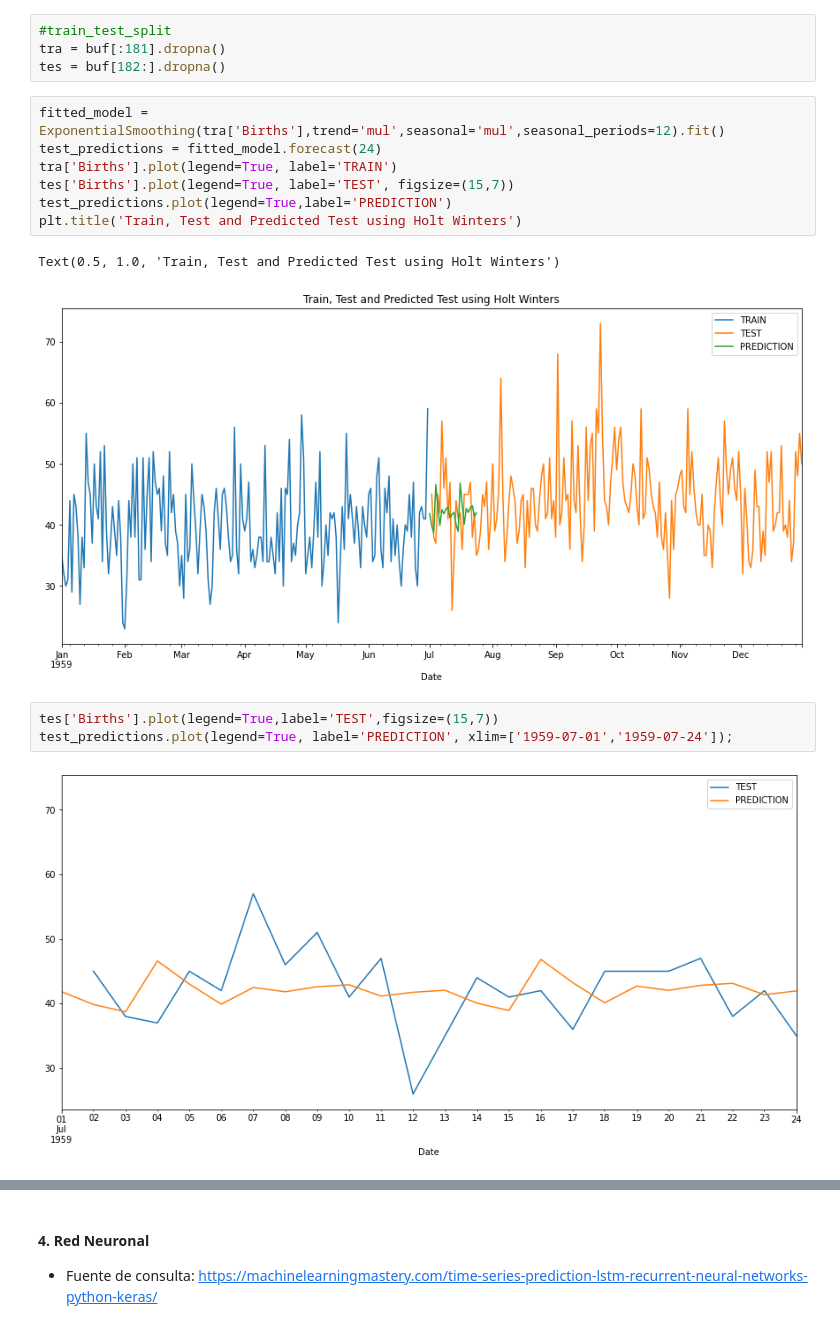
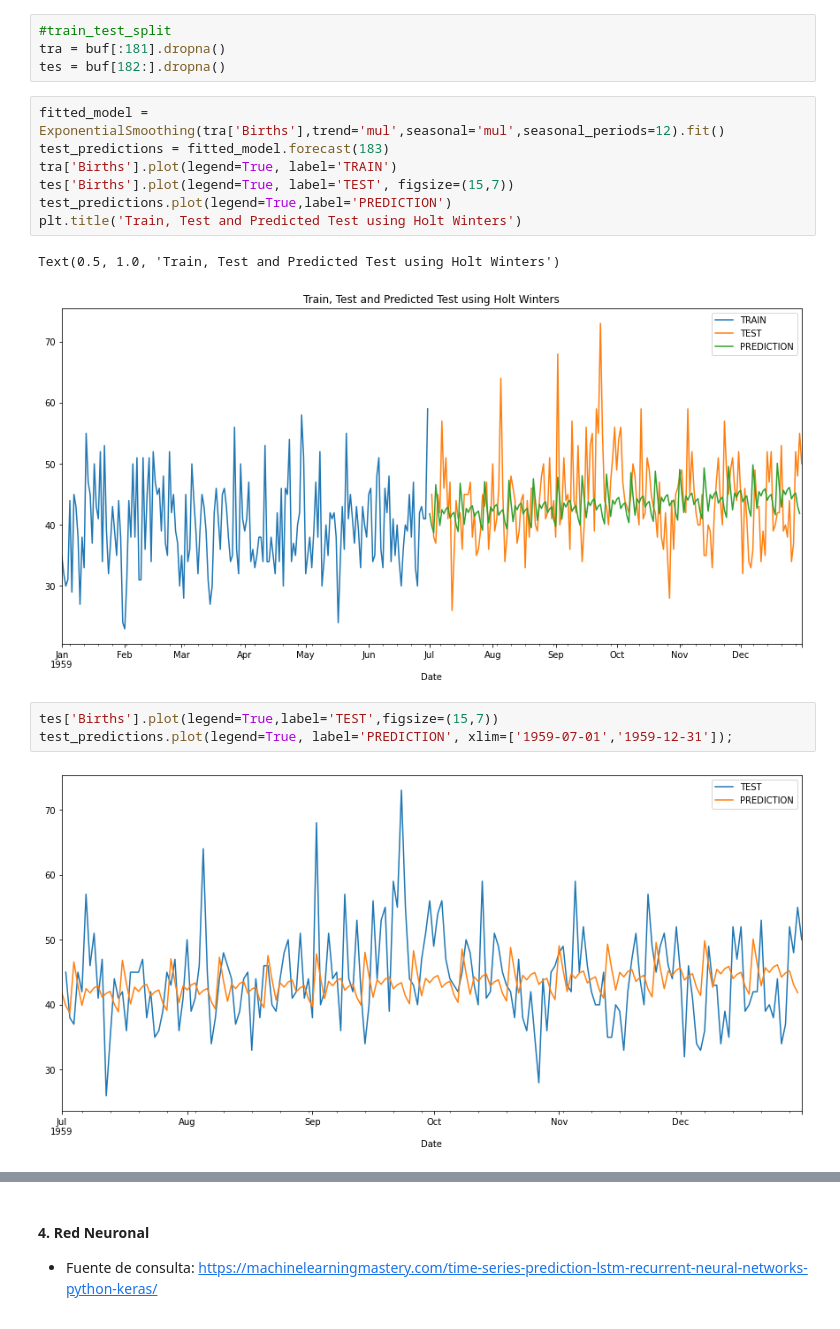
Before and after one commit to CamilaGO/Lab7-ds, a Jupyter notebook: Laboratorio 7 - Female Births.ipynb, the cells around one changed output, grey strips where cells are left out. Cells and saved outputs as stored; diff of their text form.

```diff
--- a/Laboratorio 7 - Female Births.ipynb
+++ b/Laboratorio 7 - Female Births.ipynb
@@ -286,18 +286,18 @@ tra = buf[:181].dropna()
 tes = buf[182:].dropna()
 # %%
 fitted_model = ExponentialSmoothing(tra['Births'],trend='mul',seasonal='mul',seasonal_periods=12).fit()
-test_predictions = fitted_model.forecast(24)
+test_predictions = fitted_model.forecast(183)
 tra['Births'].plot(legend=True, label='TRAIN')
 tes['Births'].plot(legend=True, label='TEST', figsize=(15,7))
 test_predictions.plot(legend=True,label='PREDICTION')
 plt.title('Train, Test and Predicted Test using Holt Winters')
 # %% [output]
 Text(0.5, 1.0, 'Train, Test and Predicted Test using Holt Winters')
-[figure, old version]
+[figure, new version]
 # %%
 tes['Births'].plot(legend=True,label='TEST',figsize=(15,7))
-test_predictions.plot(legend=True, label='PREDICTION', xlim=['1959-07-01','1959-07-24']);
+test_predictions.plot(legend=True, label='PREDICTION', xlim=['1959-07-01','1959-12-31']);
 # %% [output]
-[figure, old version]
+[figure, new version]
 # %%
 from sklearn.metrics import mean_absolute_error, mean_squared_error
```
Also changed, not shown: parts of 5 cells of this notebook, 3 other files.
